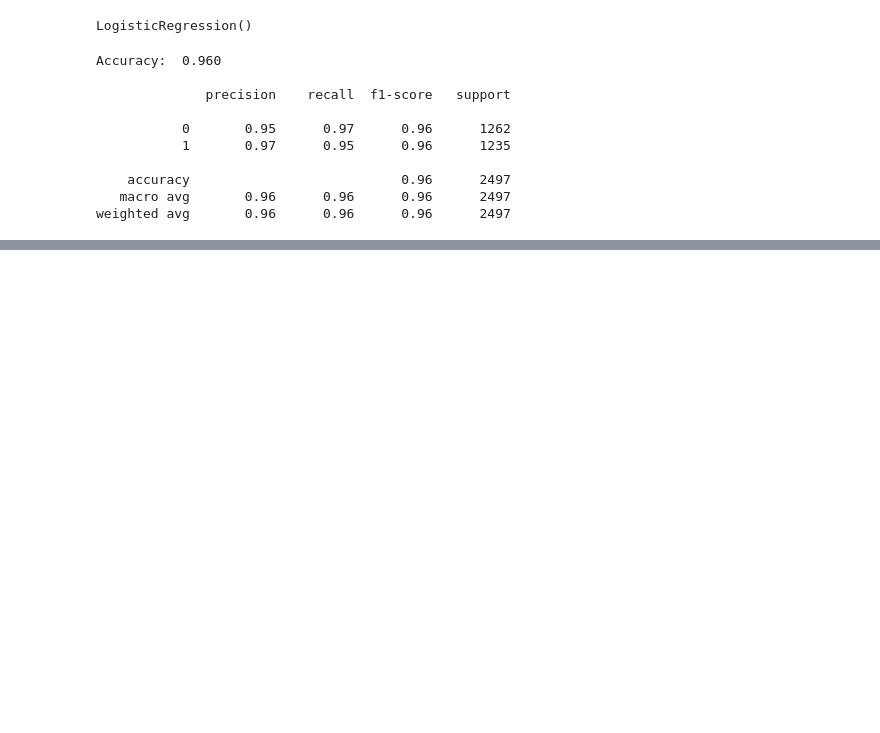
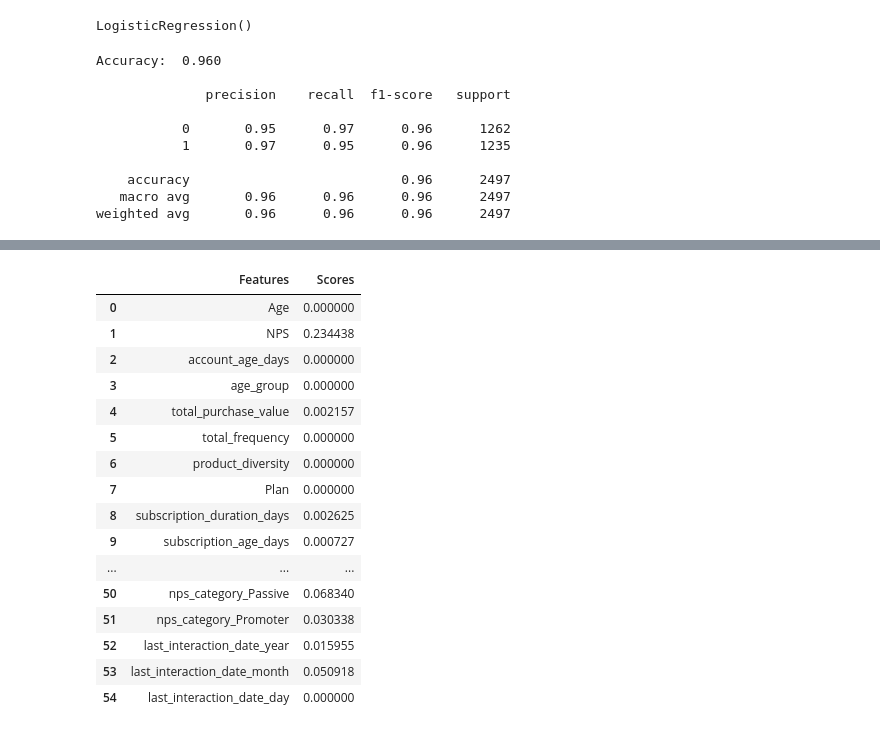
Before and after one commit to michizler/reder-analytics, a Jupyter notebook: model/model.ipynb, the cells around one changed output, grey strips where cells are left out. Cells and saved outputs as stored; diff of their text form; code cells hidden in the pictures; blank space fills up the shorter version.

```diff
--- a/model/model.ipynb
+++ b/model/model.ipynb
@@ -10,7 +10,10 @@ import numpy as np
 from sklearn.preprocessing import StandardScaler
 from sklearn.model_selection import train_test_split
 from sklearn.linear_model import LogisticRegression
+from sklearn.feature_selection import mutual_info_classif
 from sklearn.metrics import accuracy_score, classification_report, confusion_matrix
+
+pd.set_option('display.max_columns', None)
 # %%
 # Load cleaned churn data
 
@@ -127,0 +167,25 @@ weighted avg       0.96      0.96      0.96      2497
+# %%
+mi_scores = pd.DataFrame({
+    'Features': features.columns,
+    'Scores': mi_scores
+})
+
+mi_scores
+# %% [output]
+|  | Features | Scores |
+| 0 | Age | 0.000000 |
+| 1 | NPS | 0.234438 |
+| 2 | account_age_days | 0.000000 |
+| 3 | age_group | 0.000000 |
+| 4 | total_purchase_value | 0.002157 |
+| 5 | total_frequency | 0.000000 |
+| 6 | product_diversity | 0.000000 |
+| 7 | Plan | 0.000000 |
+| 8 | subscription_duration_days | 0.002625 |
+| 9 | subscription_age_days | 0.000727 |
+| ... | ... | ... |
+| 50 | nps_category_Passive | 0.068340 |
+| 51 | nps_category_Promoter | 0.030338 |
+| 52 | last_interaction_date_year | 0.015955 |
+| 53 | last_interaction_date_month | 0.050918 |
+| 54 | last_interaction_date_day | 0.000000 |
```
Also changed, not shown: parts of 16 cells of this notebook.
